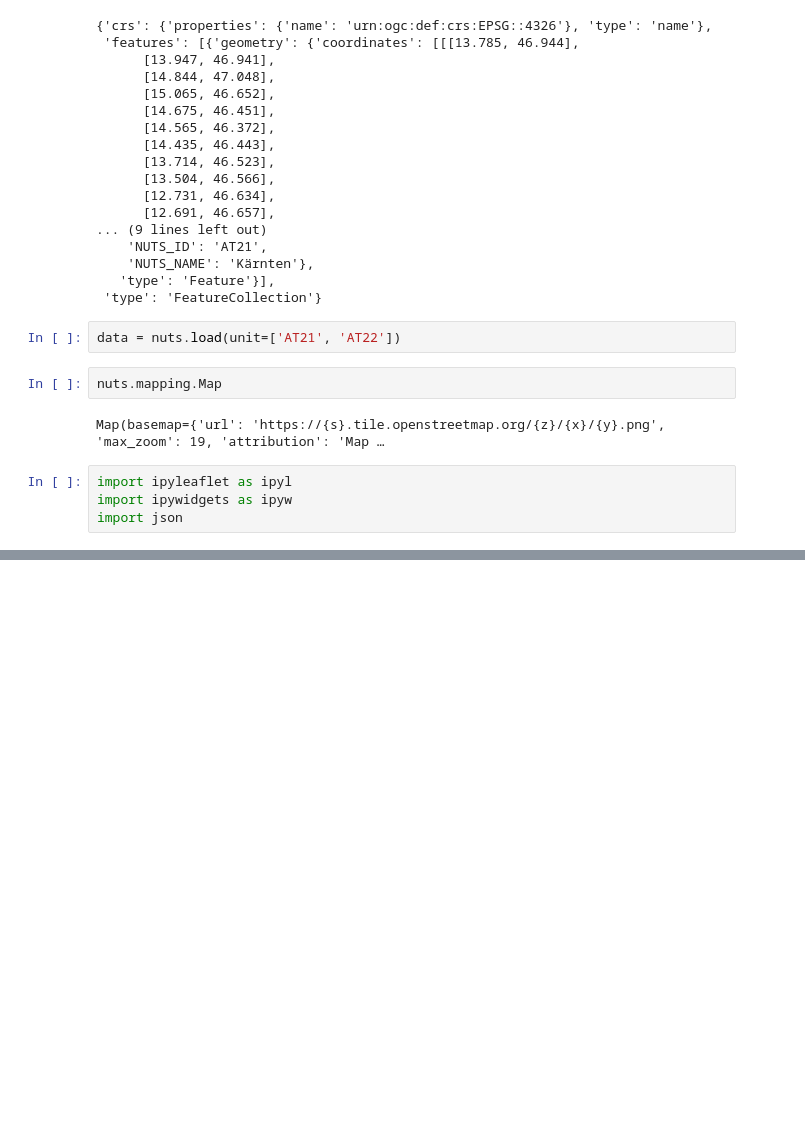
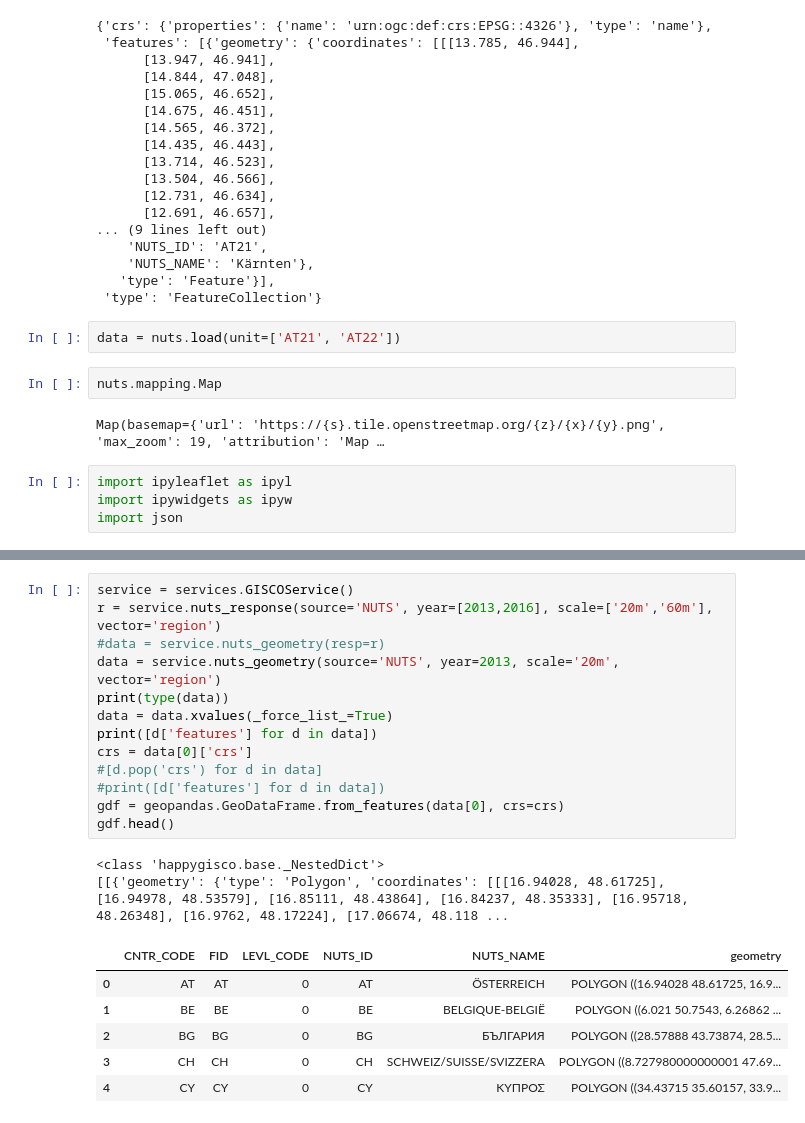
Before and after one commit to eurostat/happyGISCO, a Jupyter notebook: notebooks/example_GISCO_features.ipynb, the cells around one changed output, grey strips where cells are left out. Drawn from its saved outputs; the diff is of its cells as text; blank space fills up the shorter version.

```diff
--- a/notebooks/example_GISCO_features.ipynb
+++ b/notebooks/example_GISCO_features.ipynb
@@ -149,0 +202,22 @@ import json
+# %%
+service = services.GISCOService()
+r = service.nuts_response(source='NUTS', year=[2013,2016], scale=['20m','60m'], vector='region')
+#data = service.nuts_geometry(resp=r)
+data = service.nuts_geometry(source='NUTS', year=2013, scale='20m', vector='region')
+print(type(data))
+data = data.xvalues(_force_list_=True)
+print([d['features'] for d in data])
+crs = data[0]['crs']
+#[d.pop('crs') for d in data]
+#print([d['features'] for d in data])
+gdf = geopandas.GeoDataFrame.from_features(data[0], crs=crs)
+gdf.head()
+# %% [output]
+<class 'happygisco.base._NestedDict'>
+[[{'geometry': {'type': 'Polygon', 'coordinates': [[[16.94028, 48.61725], [16.94978, 48.53579], [16.85111, 48.43864], [16.84237, 48.35333], [16.95718, 48.26348], [16.9762, 48.17224], [17.06674, 48.118 ...
+|  | CNTR_CODE | FID | LEVL_CODE | NUTS_ID | NUTS_NAME | geometry |
+| 0 | AT | AT | 0 | AT | ÖSTERREICH | POLYGON ((16.94028 48.61725, 16.9... |
+| 1 | BE | BE | 0 | BE | BELGIQUE-BELGIË | POLYGON ((6.021 50.7543, 6.26862 ... |
+| 2 | BG | BG | 0 | BG | БЪЛГАРИЯ | POLYGON ((28.57888 43.73874, 28.5... |
+| 3 | CH | CH | 0 | CH | SCHWEIZ/SUISSE/SVIZZERA | POLYGON ((8.727980000000001 47.69... |
+| 4 | CY | CY | 0 | CY | ΚΥΠΡΟΣ | POLYGON ((34.43715 35.60157, 33.9... |
```
Also changed, not shown: parts of 7 cells of this notebook.
